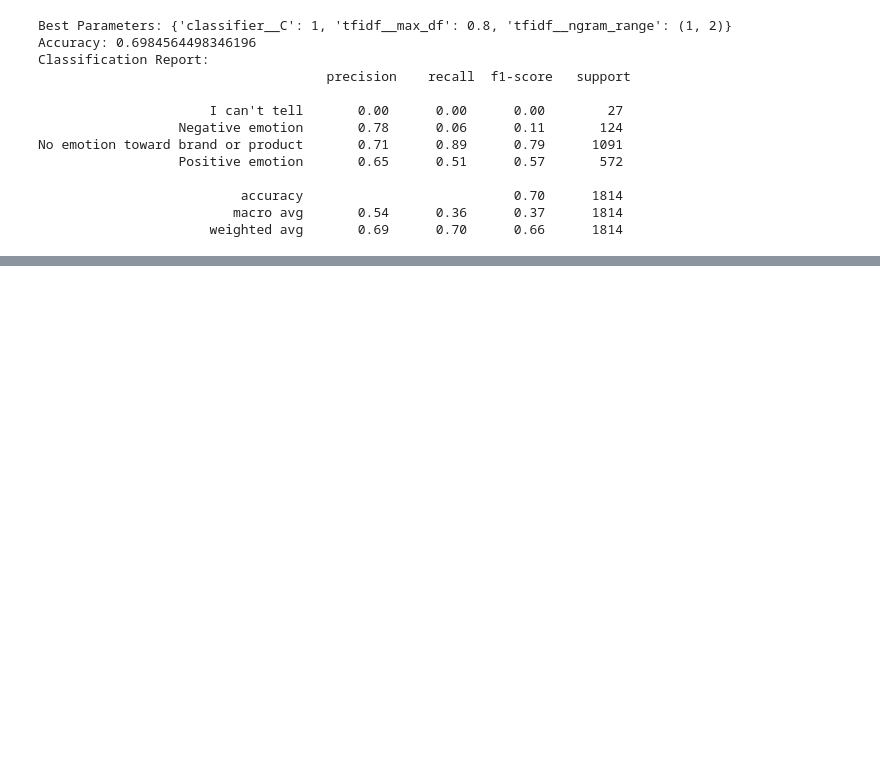
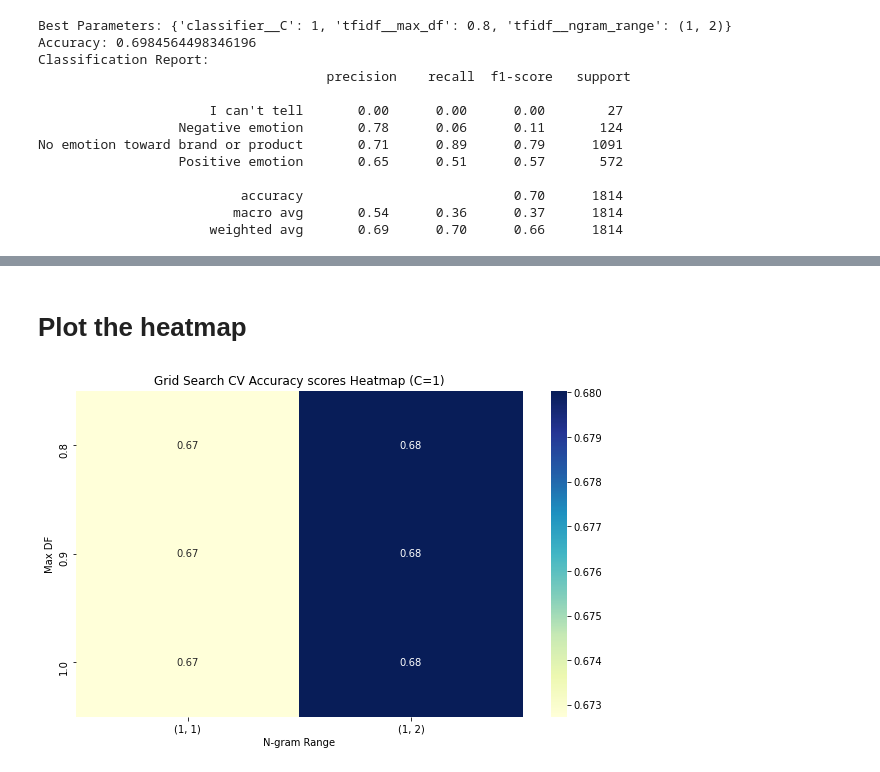
Before and after one commit to RonnyMuthomi/Group4_NLP_Project, a Jupyter notebook: austin_modelling.ipynb, the cells around one changed output, grey strips where cells are left out. Saved outputs shown, nothing was run; the diff lists cells and outputs as text; code cells hidden in the pictures; blank space fills up the shorter version.

```diff
--- a/austin_modelling.ipynb
+++ b/austin_modelling.ipynb
@@ -25,6 +25,11 @@ Name: sentiment, dtype: int64
 ## Data Preprocessing
 # %%
 tweets_cleaned_df = tweets_cleaned_df.dropna(subset=['processed_tweet', 'sentiment'])  # Removes rows where text or label is missing
+# %%
+# If your text column is still called 'text' or something similar:
+tweets_cleaned_df = tweets_cleaned_df.dropna(subset=['processed_tweet'])  # Removes rows with missing text
+# OR fill them with empty strings
+tweets_cleaned_df['processed_tweet'] = tweets_cleaned_df['processed_tweet'].fillna("")
 # %% [markdown]
 # Train_Test_split
 # %%
@@ -141,0 +155,27 @@ No emotion toward brand or product       0.71      0.89      0.79      1091
+# %%
+import pandas as pd
+results = pd.DataFrame(grid.cv_results_)
+results['params'] = results['params'].astype (str)
+
+# filter rows where clf __c ==1 for visualization
+subset = results[results['param_classifier__C'] == 1]
+
+#pivot to make a matrix of mean test scores
+heatmap_data = subset.pivot(
+    index='param_tfidf__max_df',
+    columns='param_tfidf__ngram_range',
+    values='mean_test_score')
+# %% [markdown]
+# Plot the heatmap
+# %%
+import seaborn as sns
+import matplotlib.pyplot as plt
+
+plt.figure(figsize=(10, 6))
+sns.heatmap(heatmap_data, annot=True, cmap='YlGnBu', fmt='.2f')
+plt.title('Grid Search CV Accuracy scores Heatmap (C=1)')
+plt.xlabel('N-gram Range')
+plt.ylabel('Max DF')
+plt.show()
+# %% [output]
+[figure, added]
```
Also changed, not shown: parts of 8 cells of this notebook.
